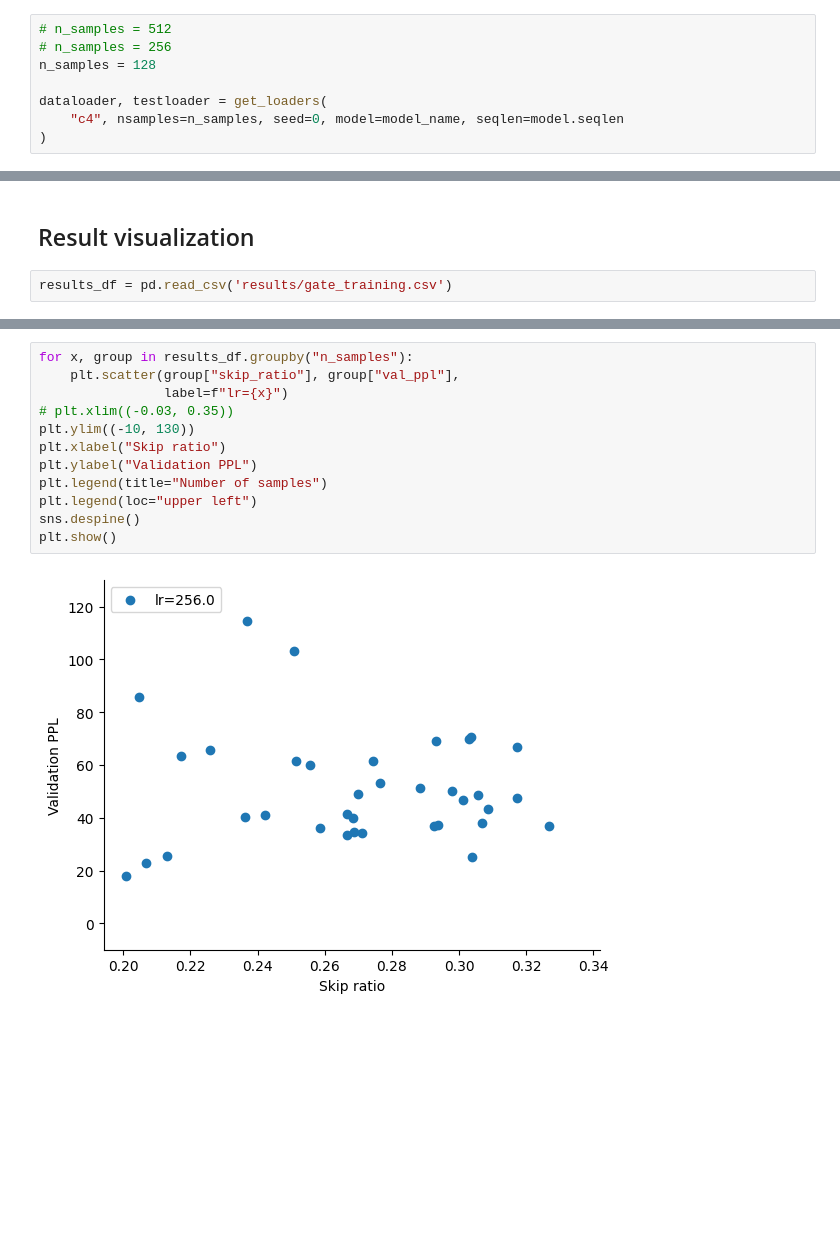
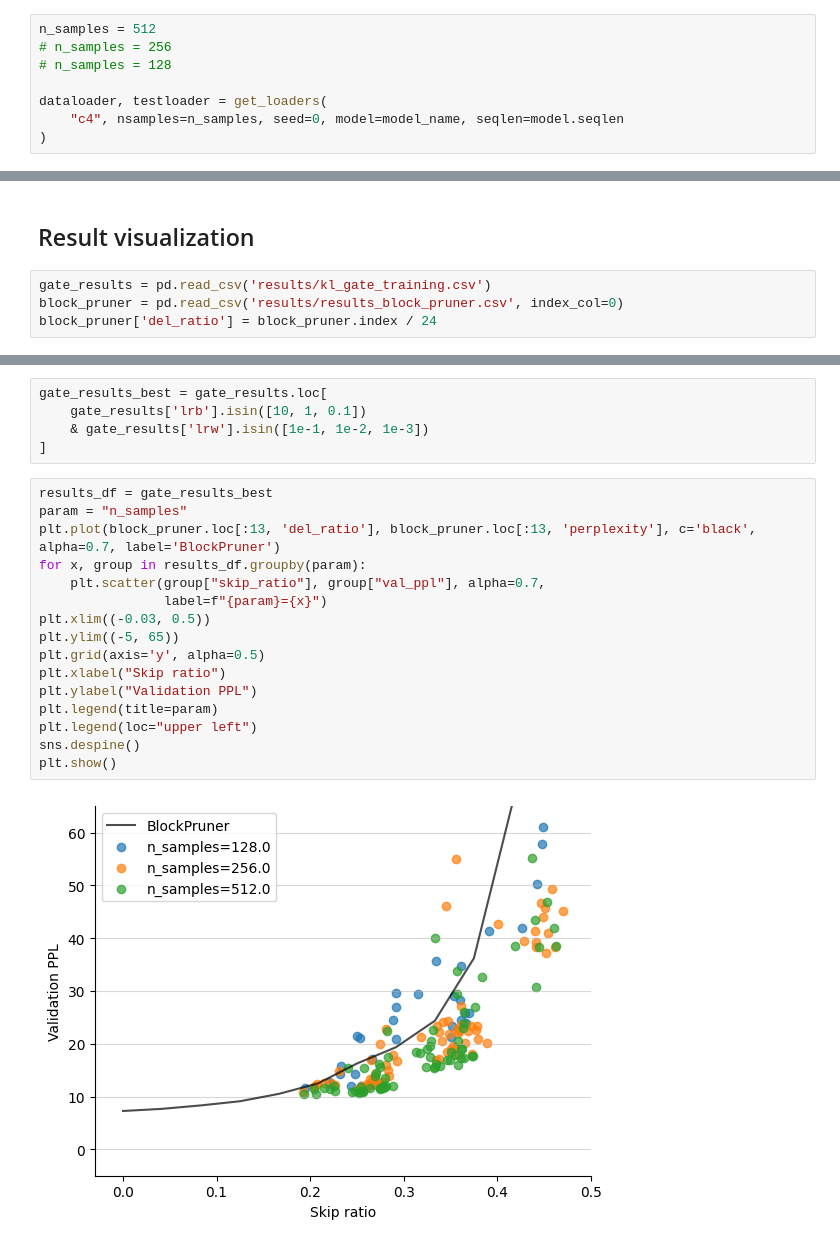
Before and after one commit to chutnakova5/Adaptive-layer-skipping, a Jupyter notebook: gates_oracle_kl.ipynb, the cells around one changed output, grey strips where cells are left out. Drawn from its saved outputs; the diff is of its cells as text; blank space fills up the shorter version.

```diff
--- a/gates_oracle_kl.ipynb
+++ b/gates_oracle_kl.ipynb
@@ -56,9 +56,9 @@ LlamaForCausalLM(
 # %% [markdown]
 ## Datasets
 # %%
-# n_samples = 512
+n_samples = 512
 # n_samples = 256
-n_samples = 128
+# n_samples = 128
 
 dataloader, testloader = get_loaders(
     "c4", nsamples=n_samples, seed=0, model=model_name, seqlen=model.seqlen
@@ -680,5 +702,7 @@ results_df.to_csv('results/gate_training_512.csv')
 # %% [markdown]
 ## Result visualization
 # %%
-results_df = pd.read_csv('results/gate_training.csv')
+gate_results = pd.read_csv('results/kl_gate_training.csv')
+block_pruner = pd.read_csv('results/results_block_pruner.csv', index_col=0)
+block_pruner['del_ratio'] = block_pruner.index / 24
 # %%
@@ -686,14 +724,23 @@ results_df = results_df.query("n_samples==256")
+# %%
+gate_results_best = gate_results.loc[
+    gate_results['lrb'].isin([10, 1, 0.1])
+    & gate_results['lrw'].isin([1e-1, 1e-2, 1e-3])
+]
 # %%
-for x, group in results_df.groupby("n_samples"):
-    plt.scatter(group["skip_ratio"], group["val_ppl"],
-                label=f"lr={x}")
-# plt.xlim((-0.03, 0.35))
-plt.ylim((-10, 130))
+results_df = gate_results_best
+param = "n_samples"
+plt.plot(block_pruner.loc[:13, 'del_ratio'], block_pruner.loc[:13, 'perplexity'], c='black', alpha=0.7, label='BlockPruner')
+for x, group in results_df.groupby(param):
+    plt.scatter(group["skip_ratio"], group["val_ppl"], alpha=0.7,
+                label=f"{param}={x}")
+plt.xlim((-0.03, 0.5))
+plt.ylim((-5, 65))
+plt.grid(axis='y', alpha=0.5)
 plt.xlabel("Skip ratio")
 plt.ylabel("Validation PPL")
-plt.legend(title="Number of samples")
+plt.legend(title=param)
 plt.legend(loc="upper left")
 sns.despine()
 plt.show()
 # %% [output]
-[figure, old version]
+[figure, new version]
```
Also changed, not shown: parts of 17 cells of this notebook, 7 other files.
